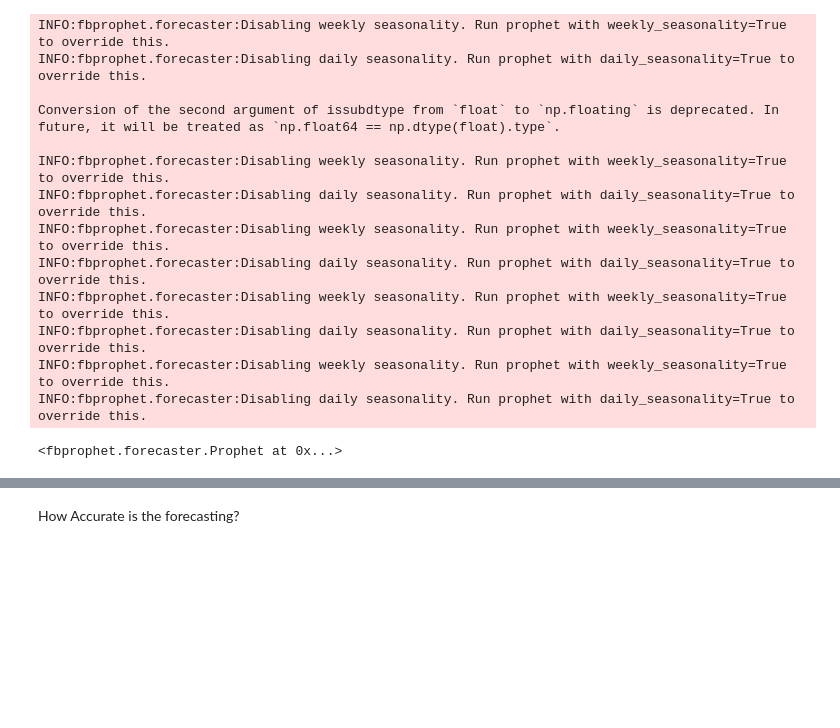
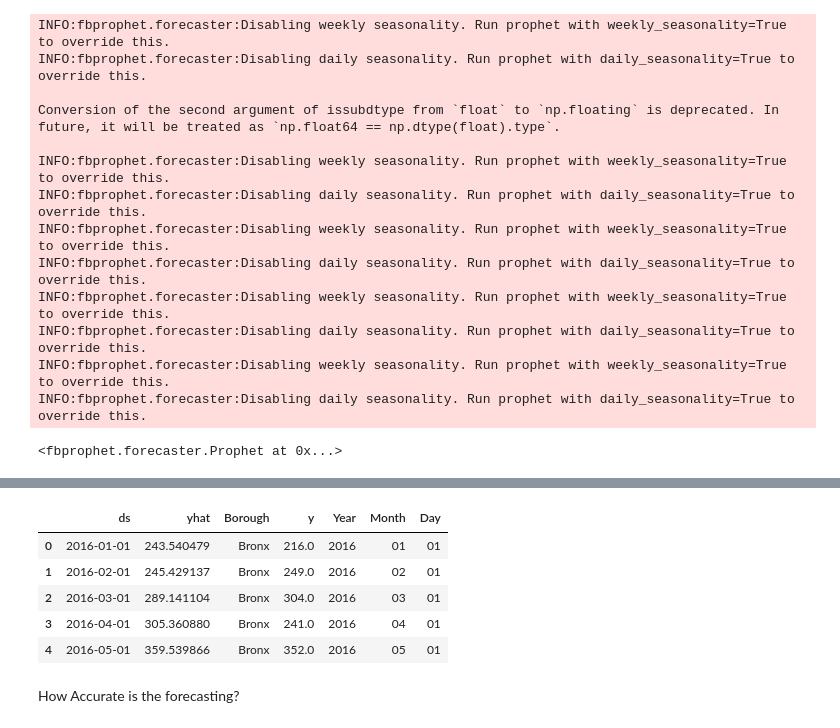
Before and after one commit to dthoma8/ratsinthecity, a Jupyter notebook: Rats in The City - Time Series Forecasting.ipynb, the cells around one changed output, grey strips where cells are left out. Cells and saved outputs as stored; diff of their text form; code cells hidden in the pictures; blank space fills up the shorter version.

```diff
--- a/Rats in The City - Time Series Forecasting.ipynb
+++ b/Rats in The City - Time Series Forecasting.ipynb
@@ -327,3 +332,15 @@ forecast_data.describe()
+# %%
+forecast_data = (forecast_data
+                 .merge(test_data)
+                )
+forecast_data.head()
+# %% [output]
+|  | ds | yhat | Borough | y | Year | Month | Day |
+| 0 | 2016-01-01 | 243.540479 | Bronx | 216.0 | 2016 | 01 | 01 |
+| 1 | 2016-02-01 | 245.429137 | Bronx | 249.0 | 2016 | 02 | 01 |
+| 2 | 2016-03-01 | 289.141104 | Bronx | 304.0 | 2016 | 03 | 01 |
+| 3 | 2016-04-01 | 305.360880 | Bronx | 241.0 | 2016 | 04 | 01 |
+| 4 | 2016-05-01 | 359.539866 | Bronx | 352.0 | 2016 | 05 | 01 |
 # %% [markdown]
 How Accurate is the forecasting?
 # %%
```
Also changed, not shown: parts of 29 cells of this notebook.
